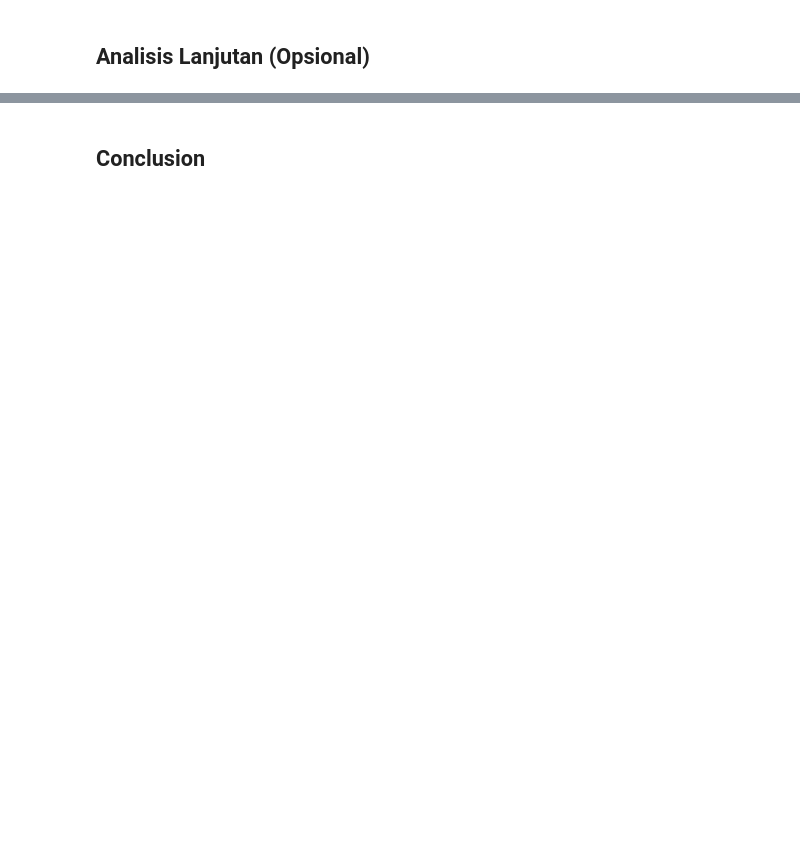
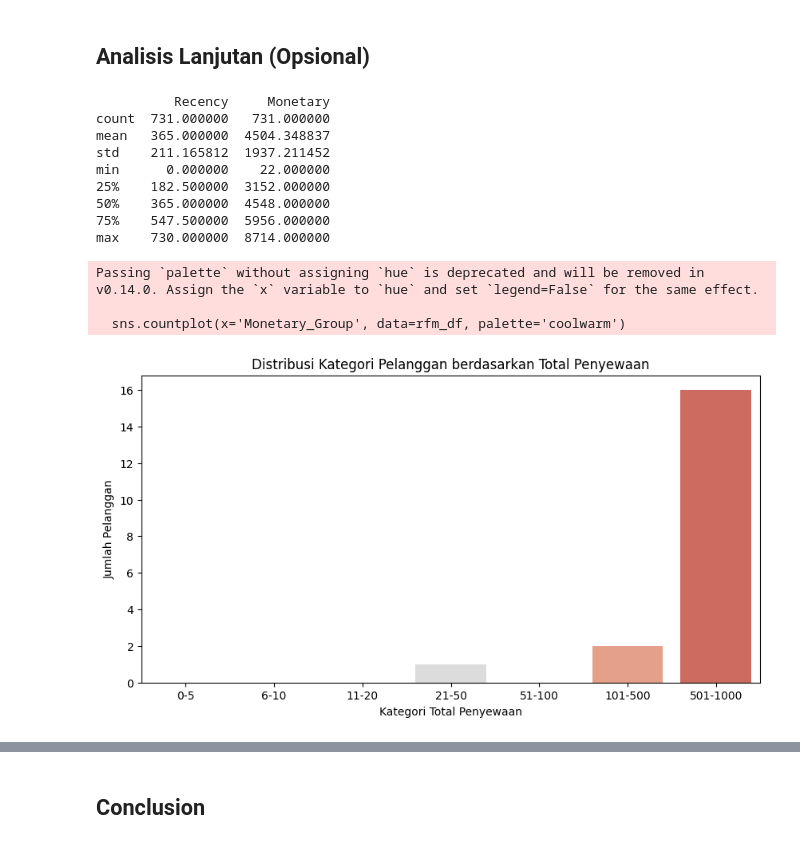
Before and after one commit to Eva-Yuliana/Bike-Sharing, a Jupyter notebook: notebook.ipynb, the cells around one changed output, grey strips where cells are left out. Cells and saved outputs as stored; diff of their text form; code cells hidden in the pictures; blank space fills up the shorter version.

```diff
--- a/notebook.ipynb
+++ b/notebook.ipynb
@@ -230,2 +214,41 @@ plt.show()
 # %% [markdown]
 ## Analisis Lanjutan (Opsional)
+# %%
+latest_date = day_df['dteday'].max()
+day_df['days_since_last_rental'] = (latest_date - day_df['dteday']).dt.days
+rfm_df = day_df.groupby('instant').agg({
+    'days_since_last_rental': 'min',  # Recency
+    'cnt': 'count',  # Frequency
+    'cnt': 'sum'  # Monetary
+}).rename(columns={
+    'days_since_last_rental': 'Recency',
+    'cnt': 'Frequency',
+    'cnt': 'Monetary'
+})
+
+print(rfm_df.describe())
+
+# 11. Analisis Lanjutan - Clustering dengan Binning
+bins = [0, 5, 10, 20, 50, 100, 500, 1000]
+labels = ['0-5', '6-10', '11-20', '21-50', '51-100', '101-500', '501-1000']
+rfm_df['Monetary_Group'] = pd.cut(rfm_df['Monetary'], bins=bins, labels=labels)
+plt.figure(figsize=(10, 5))
+sns.countplot(x='Monetary_Group', data=rfm_df, palette='coolwarm')
+plt.title("Distribusi Kategori Pelanggan berdasarkan Total Penyewaan")
+plt.xlabel("Kategori Total Penyewaan")
+plt.ylabel("Jumlah Pelanggan")
+plt.show()
+# %% [output]
+          Recency     Monetary
+count  731.000000   731.000000
+mean   365.000000  4504.348837
+std    211.165812  1937.211452
+min      0.000000    22.000000
+25%    182.500000  3152.000000
+50%    365.000000  4548.000000
+75%    547.500000  5956.000000
+max    730.000000  8714.000000
+Passing `palette` without assigning `hue` is deprecated and will be removed in v0.14.0. Assign the `x` variable to `hue` and set `legend=False` for the same effect.
+
+  sns.countplot(x='Monetary_Group', data=rfm_df, palette='coolwarm')
+[figure, added]
```
Also changed, not shown: parts of 12 cells of this notebook.
